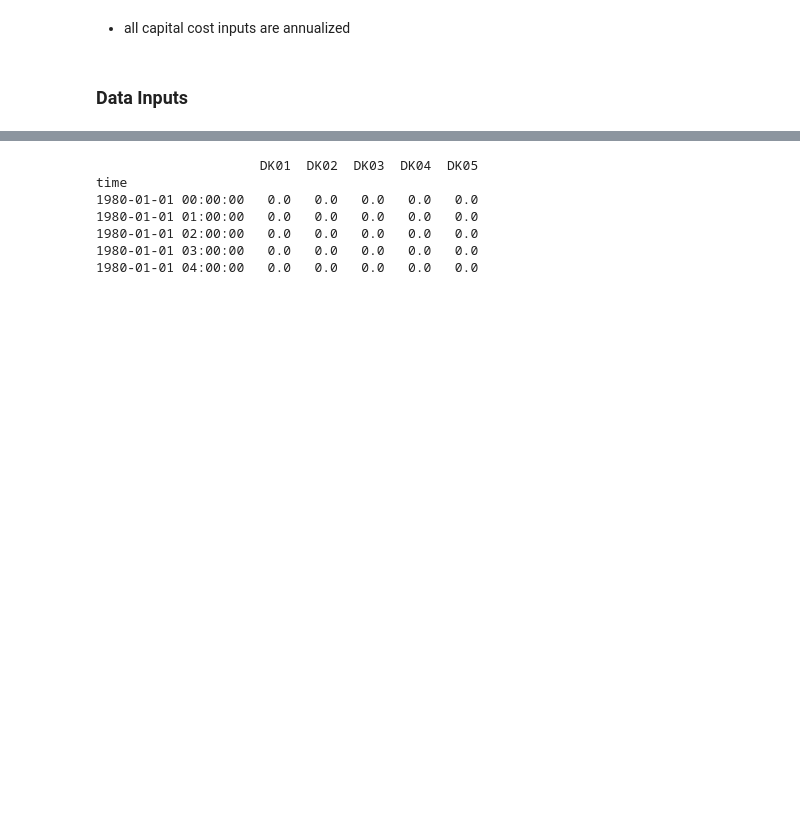
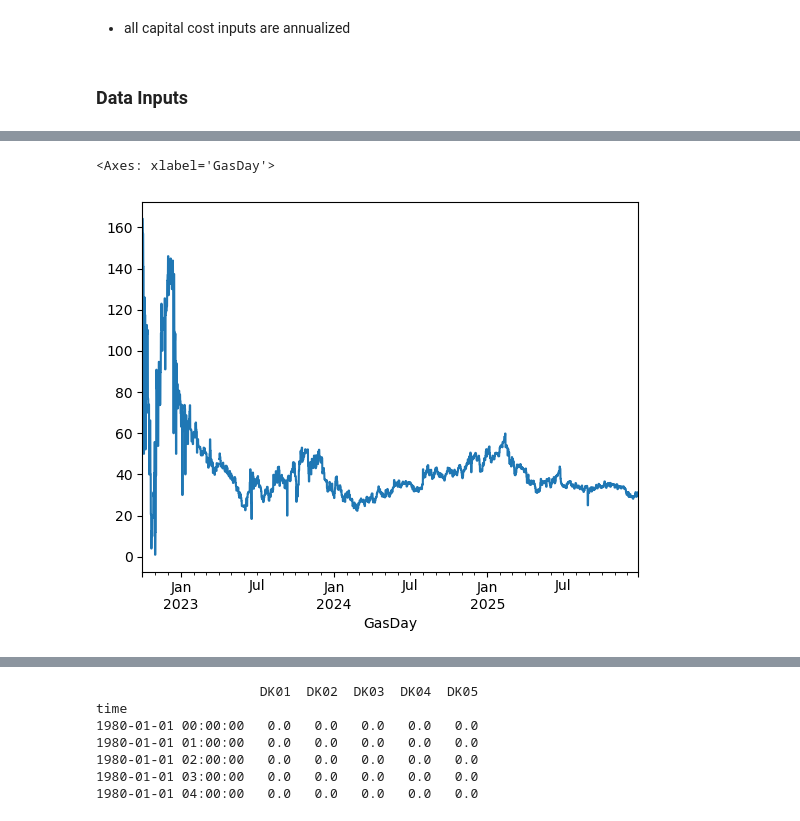
Before and after one commit to pulio12/Msc_Thesis_Greenlab_Skive, a Jupyter notebook: Test_File3.ipynb, the cells around one changed output, grey strips where cells are left out. Drawn from its saved outputs; the diff is of its cells as text; code cells hidden in the pictures; blank space fills up the shorter version.

```diff
--- a/Test_File3.ipynb
+++ b/Test_File3.ipynb
@@ -65,0 +83,14 @@ DK1_data_2017 = pd.read_excel(dk1_file)
+# %%
+# 1. Convert the 'GasDay' column to datetime and remove timezone offset
+gas_price_data["GasDay"] = pd.to_datetime(gas_price_data["GasDay"]).dt.tz_localize(None)
+# 2. Set the 'GasDay' column as the index
+gas_price_data.index = pd.DatetimeIndex(gas_price_data["GasDay"])
+# 3. Resample to hourly to match solar_pv_data (forward fill daily prices)
+gas_price_hourly = gas_price_data.resample('h').ffill()
+# %%
+EUR_DKK_exchnagerate =(gas_price_hourly["ExchangeRateEUR_DKK"]/100)
+# %%
+((gas_price_hourly["MarginalPurchasePriceDKK_kWh"]/EUR_DKK_exchnagerate)*1000).plot() # EUR/MWh
+# %% [output]
+<Axes: xlabel='GasDay'>
+[figure, added]
```
Also changed, not shown: parts of 30 cells of this notebook, 2 other files.
